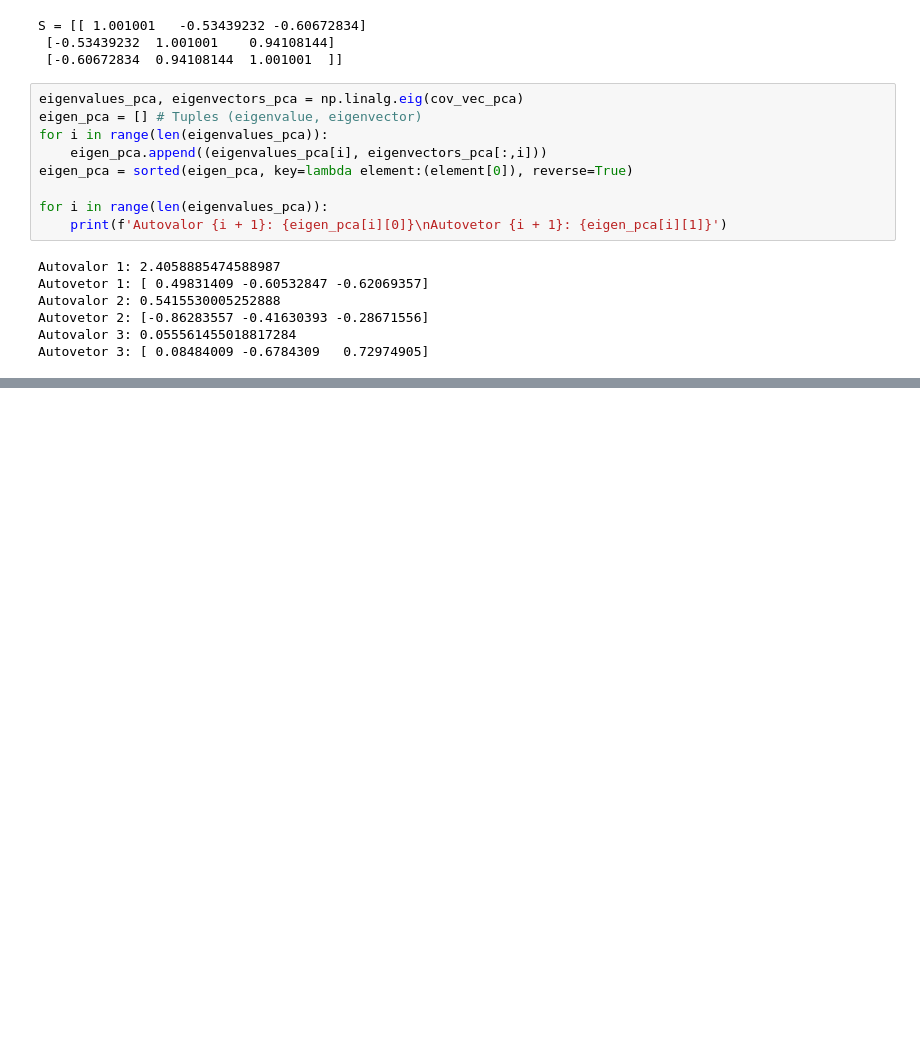
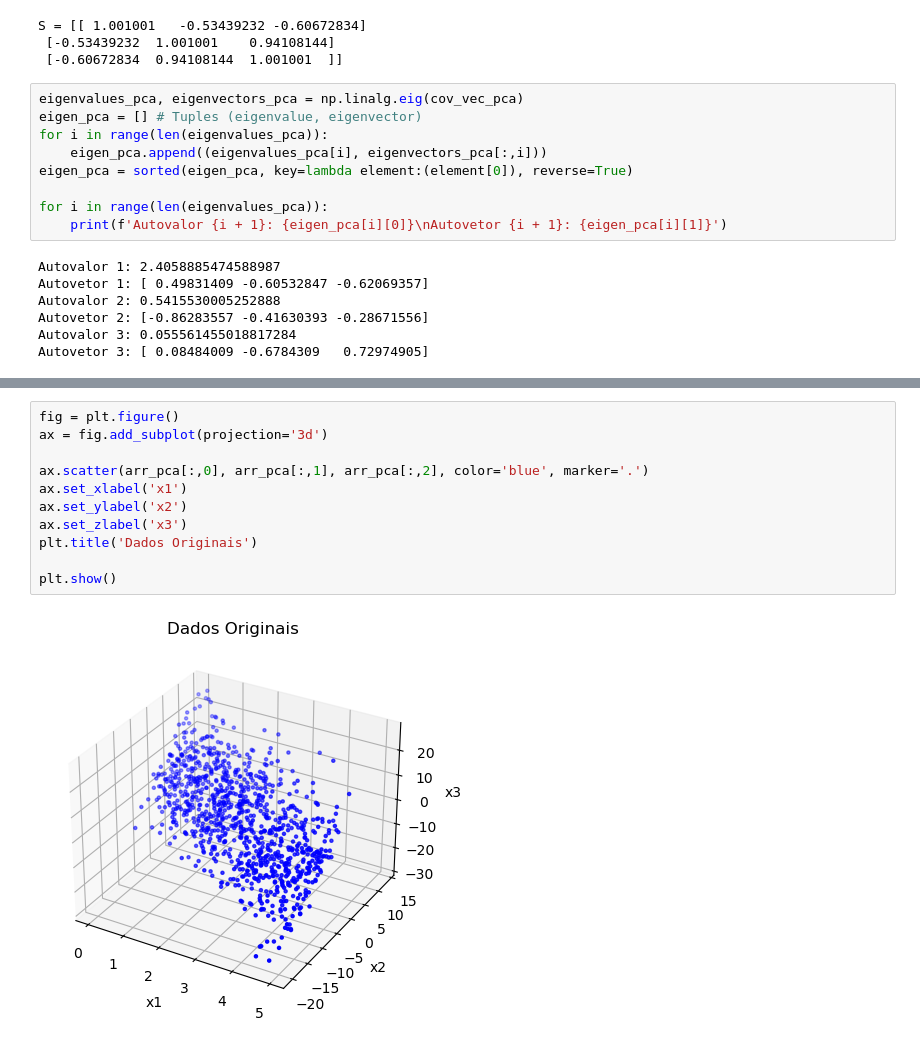
Before and after one commit to HenriqueTogo/machine-learning, a Jupyter notebook: Lista03/lista_03_231111280_q02.ipynb, the cells around one changed output, grey strips where cells are left out. Cells and saved outputs as stored; diff of their text form; blank space fills up the shorter version.

```diff
--- a/Lista03/lista_03_231111280_q02.ipynb
+++ b/Lista03/lista_03_231111280_q02.ipynb
@@ -97,0 +104,13 @@ array([2.40348266, 0.54101145])
+# %%
+fig = plt.figure()
+ax = fig.add_subplot(projection='3d')
+
+ax.scatter(arr_pca[:,0], arr_pca[:,1], arr_pca[:,2], color='blue', marker='.')
+ax.set_xlabel('x1')
+ax.set_ylabel('x2')
+ax.set_zlabel('x3')
+plt.title('Dados Originais')
+
+plt.show()
+# %% [output]
+[figure, added]
```
Also changed, not shown: parts of 9 cells of this notebook.
